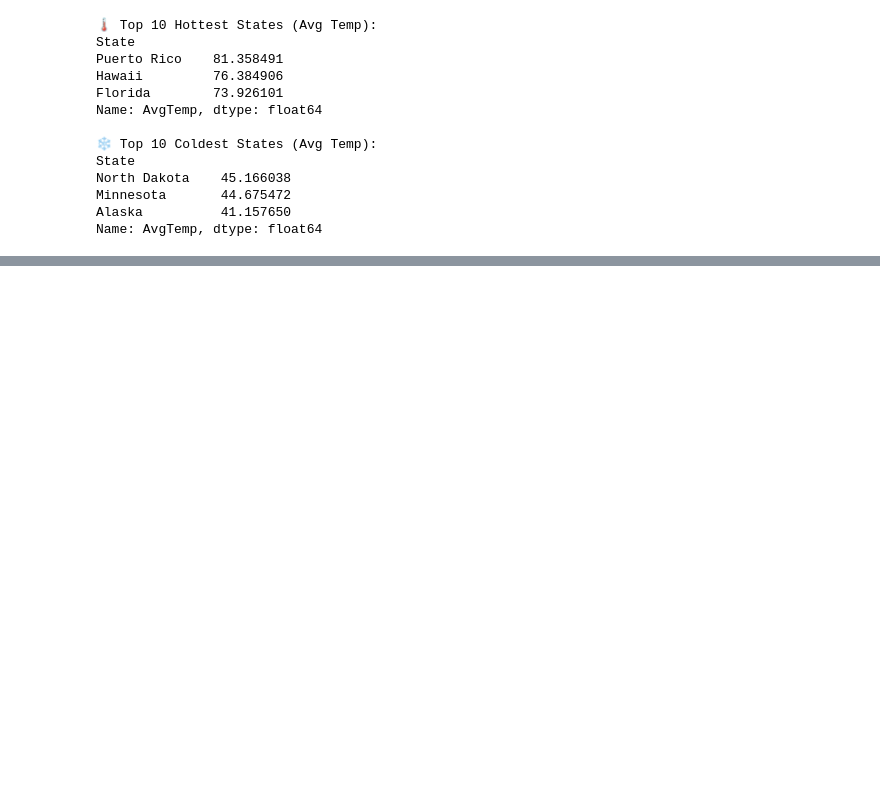
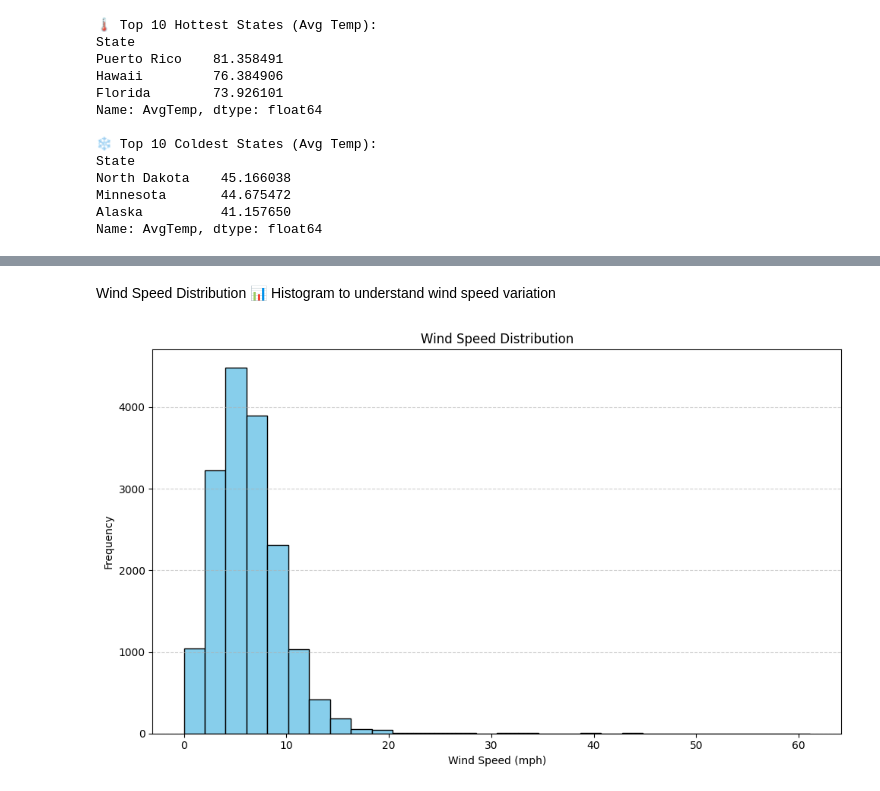
Before and after one commit to shubro-das/Mini_Projects, a Jupyter notebook: Week 1/Working with Data(pandas, csv)/weather_analyzer/main.ipynb, the cells around one changed output, grey strips where cells are left out. Saved outputs shown, nothing was run; the diff lists cells and outputs as text; code cells hidden in the pictures; blank space fills up the shorter version.

```diff
--- a/Week 1/Working with Data(pandas, csv)/weather_analyzer/main.ipynb
+++ b/Week 1/Working with Data(pandas, csv)/weather_analyzer/main.ipynb
@@ -136,0 +199,18 @@ Name: AvgTemp, dtype: float64
+# %% [markdown]
+Wind Speed Distribution
+📊 Histogram to understand wind speed variation
+# %%
+# Plot wind speed distribution
+plt.figure(figsize=(10, 6))
+plt.hist(df['WindSpeed'], bins=30, color='skyblue', edgecolor='black')
+plt.title('Wind Speed Distribution')
+plt.xlabel('Wind Speed (mph)')
+plt.ylabel('Frequency')
+plt.grid(axis='y', linestyle='--', alpha=0.6)
+plt.tight_layout()
+
+# Save and show
+plt.savefig("wind_speed_distribution.png")
+plt.show()
+# %% [output]
+[figure, added]
```
Also changed, not shown: parts of 18 cells of this notebook.
